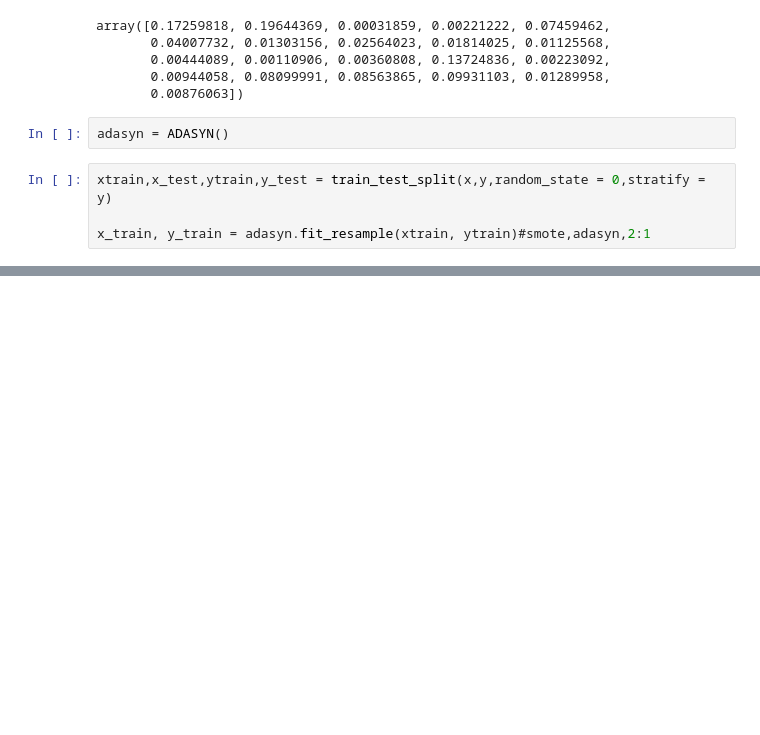
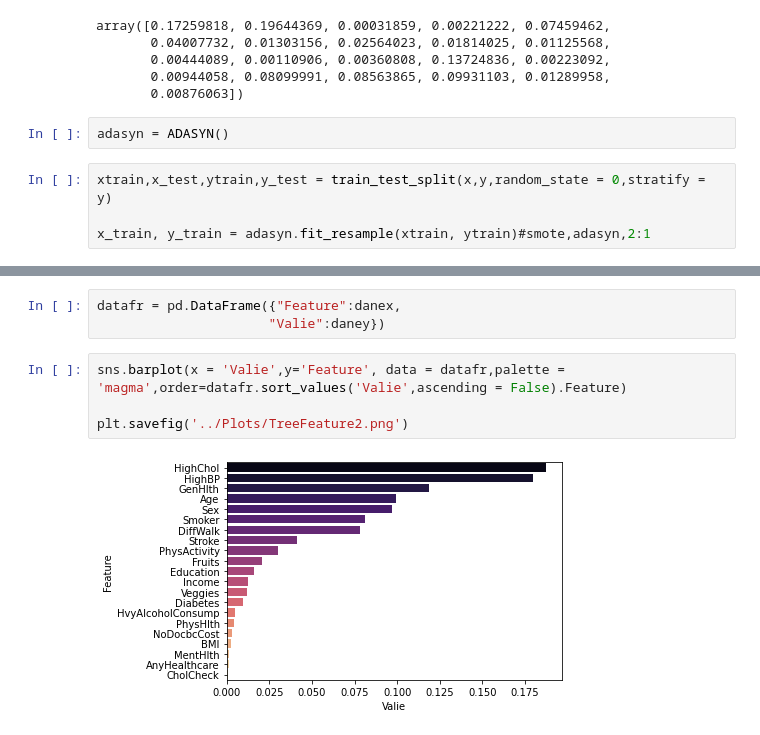
Before and after one commit to Rebek2/heart_machine_learning, a Jupyter notebook: SamplingTest/ForestBalancedClasses.ipynb, the cells around one changed output, grey strips where cells are left out. Saved outputs shown, nothing was run; the diff lists cells and outputs as text; blank space fills up the shorter version.

Commit message:
Added new plots, filtered features, tested features in classification of RandomForestClassiffier

```diff
--- a/SamplingTest/ForestBalancedClasses.ipynb
+++ b/SamplingTest/ForestBalancedClasses.ipynb
@@ -123,0 +124,9 @@ plt.savefig('../Plots/TreeFeature.png')
+# %%
+datafr = pd.DataFrame({"Feature":danex,
+                      "Valie":daney})
+# %%
+sns.barplot(x = 'Valie',y='Feature', data = datafr,palette = 'magma',order=datafr.sort_values('Valie',ascending = False).Feature)
+
+plt.savefig('../Plots/TreeFeature2.png')
+# %% [output]
+[figure, added]
```
Also changed, not shown: parts of 7 cells of this notebook, 7 other files.
